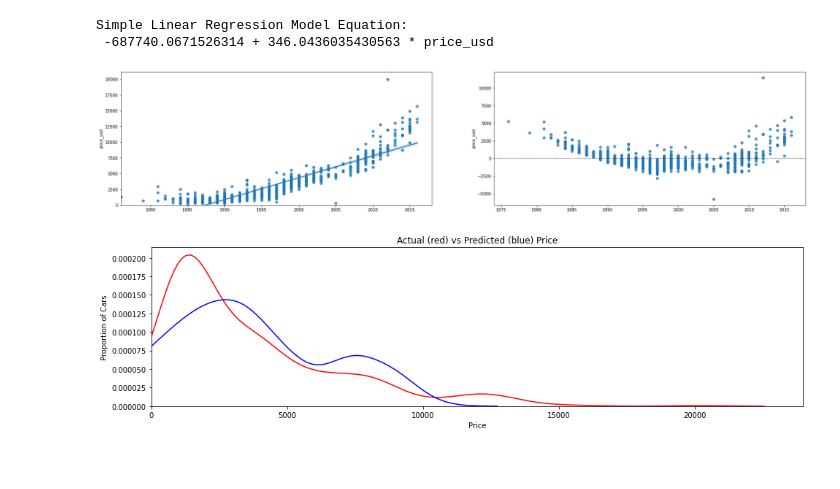
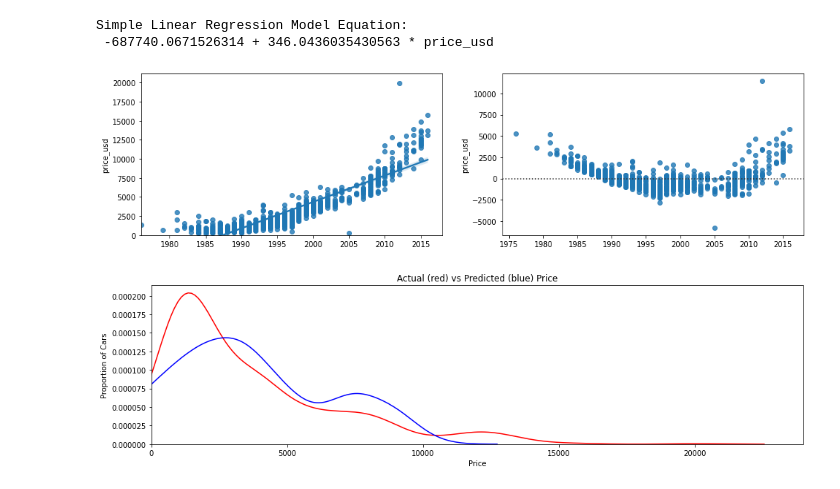
Before and after one commit to grtfreitas/PredictiveModelingRegression, a Jupyter notebook: PredictiveModelingRegression.ipynb, the cells around one changed output. Saved outputs shown, nothing was run; the diff lists cells and outputs as text; code cells hidden in the pictures; blank space fills up the shorter version.

Commit message:
simplify independent variable gather, cleaning

```diff
--- a/PredictiveModelingRegression.ipynb
+++ b/PredictiveModelingRegression.ipynb
@@ -25,5 +25,13 @@ def PrepData(pathfile,carmodelname,target): ##remove nulls in price
 def Dummies(df):
     return pd.concat([df, pd.get_dummies(df[list(df)])],axis=1).drop(df[list(df)],axis=1)
 
-def ReadyData(df1,df2):
-    return pd.merge(df1,Dummies(df2),left_index=True,right_index=True)
+def ReadyData(dfnumeric,dfnonnumeric):
+    return pd.merge(dfnumeric,Dummies(dfnonnumeric),left_index=True,right_index=True)
+
+def BoxplotObjects(df,dftarget): ## Show counts on plot ##better show car colors
+    fig, axs = plt.subplots(ncols=len(list(df)), figsize=(16,4),sharey=True)
+    t = 0
+    for c in list(df):
+        sns.boxplot(x=df[c],y=dftarget[Y],data=df, ax=axs[t])
+        t += 1
+    return
@@ -47,7 +47,4 @@ cardf = ReadyData(dfnum, dfobj)
 # %%
-#Vamos Analisar a significância estatística das variáveis em comparação com o preço (price_usd).
-#Neste projeto, p < 0.05 é definido como estatisticamente significante, ou seja, uma confiança de >95% de que a correlação entre os dados é significante, e não uma coincidência.
-#Pipeline?
 def CoefPearson(df):
     lcoef = []
     lp = []
@@ -57,36 +54,28 @@ def CoefPearson(df):
         lp.append(round(p,3))
     return pd.DataFrame(lcoef).merge(pd.DataFrame(lp),on=df.columns).rename(columns={'key_0':'IndependentVar','0_x':'PearsonCoef','0_y':'P-Value'}).drop([0]).reset_index(drop=True)
 
-def FilterP(df,plimit):
-    return df[df['P-Value'] <= plimit].reset_index(drop=True)
-
-def ListMaxAbsCoef(df,plimit): #PR and SLR variable list
-    df = FilterP(df,plimit)
-    return list(df.loc[df['PearsonCoef'].abs().idxmax()])
-
-def TopAbsCoef(df,plimit): # MLR variable list (filter n biggest))
-    df = FilterP(df,plimit)
-    df = df.loc[df['PearsonCoef'].abs().nlargest(3,keep='first').index]
+def NLargAbsCoef(df,n): # list of absolute nlargest pearson coefs
+    df = CoefPearson(df)
+    df = df[df['P-Value'] <= 0.05].reset_index(drop=True).loc[df['PearsonCoef'].abs().nlargest(n,keep='first').index]
     return list(df['IndependentVar'])
 # %%
 #Simple Linear Regression + Residual Plot
 ##Create plot function
-BestIndVar = ListMaxAbsCoef(CoefPearson(cardf),0.05)
+xBestIndVar = NLargAbsCoef(cardf,1)
 TargetVar = cardf[Y]
-lm = LinearRegression()
-X = cardf[[BestIndVar[0]]].values
-lm.fit(X,TargetVar)
-fig, axs = plt.subplots(ncols=2, figsize=(30,6))
+X = cardf[[xBestIndVar[0]]].values
+lm = LinearRegression().fit(X,TargetVar)
+fig, axs = plt.subplots(ncols=2, figsize=(16,4))
 ax0 = sns.regplot(x=X,y=TargetVar,data=cardf,ax=axs[0])
 ax1 = sns.residplot(x=X,y=TargetVar,data=cardf,ax=axs[1])
 ax0.set_ylim(0,)
 ax0.set_xlim(X.min(),)
 print('Simple Linear Regression Model Equation:\n',lm.intercept_,'+',float(lm.coef_),'*',Y)
 #Residual plot shows that linear regression is not a good model (curvy residual)
 # %% [output]
 Simple Linear Regression Model Equation:
  -687740.0671526314 + 346.0436035430563 * price_usd
-[figure, old version]
+[figure, new version]
 # %%
 #Regressão Linear Múltipla
 ##better show coef and intercept (table?)
```
Also changed, not shown: parts of 10 cells of this notebook.
